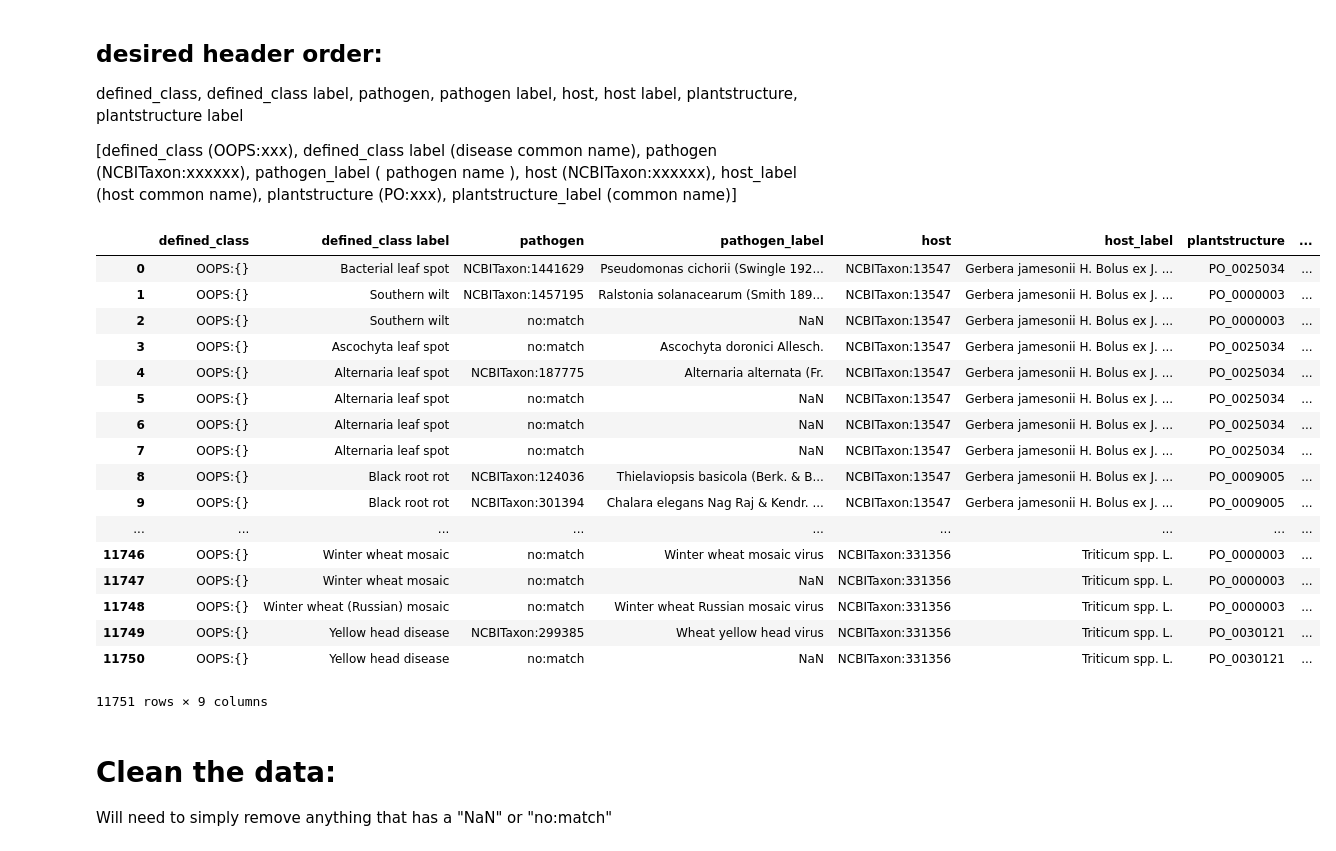
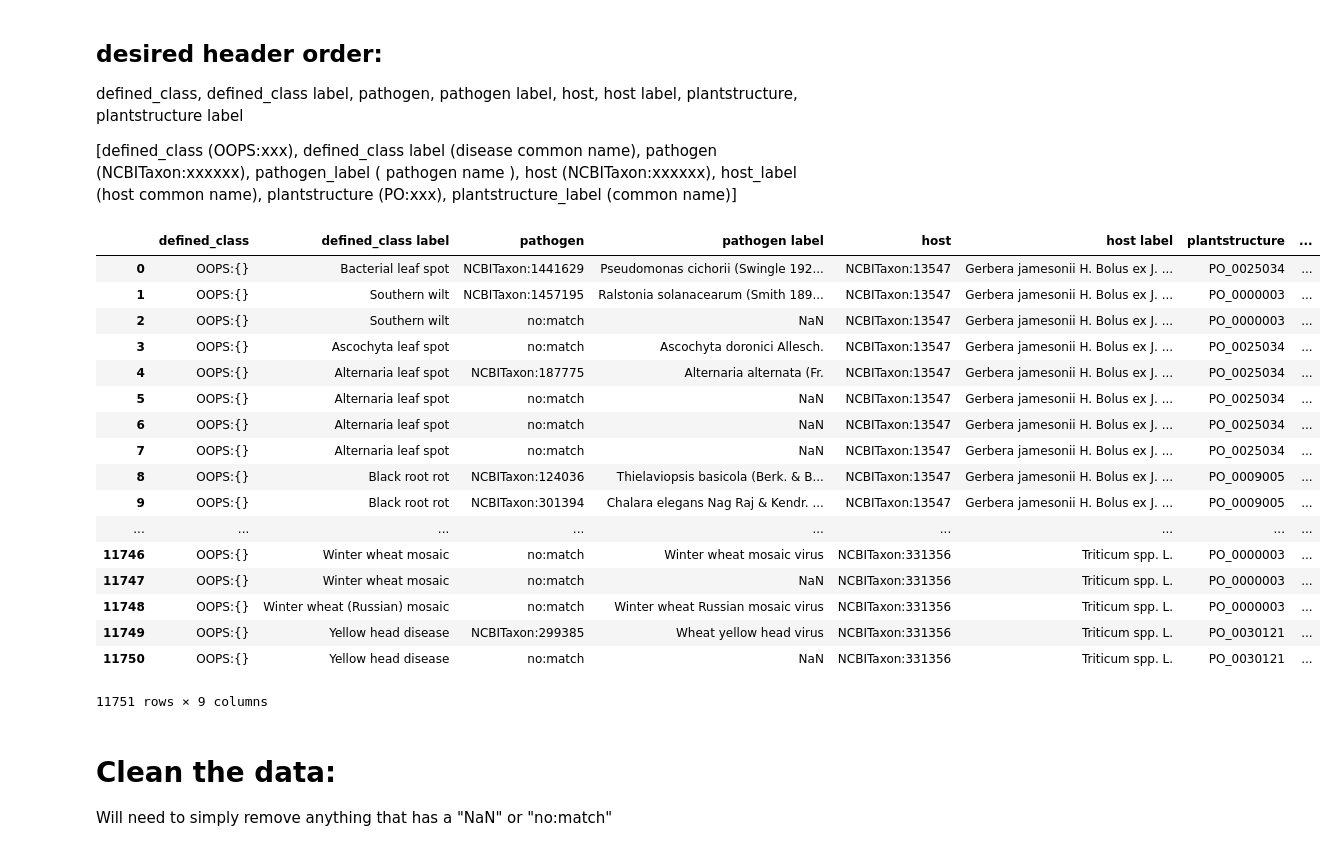
Before and after one commit to Planteome/plant-stress-ontology, a Jupyter notebook: src/ontology/scripts/APS_scrape_2_formattedDP.ipynb, the cells around one changed output. Cells and saved outputs as stored; diff of their text form; code cells hidden in the pictures.

```diff
--- a/src/ontology/scripts/APS_scrape_2_formattedDP.ipynb
+++ b/src/ontology/scripts/APS_scrape_2_formattedDP.ipynb
@@ -93,7 +93,7 @@ You'll notice above that the last two columns contain a lot of "NaN" in them.  T
 
 You'll notice I only fill with "PO_0000003", not the full purl.  This was deemed a problem, and I also need to remove the purl from the others.
 # %%
-df.plant_part_id.fillna('PO_0000003', inplace=True)
+df.plant_part_id.fillna('PO:0000003', inplace=True)
 df.plant_part_name.fillna('whole plant', inplace=True)
 
 df
@@ -175,38 +175,38 @@ patterndf = df.copy()
 #### Step 2 ####
 # remove unused columns
 patterndf.drop("interaction_type_label", axis=1, inplace=True)
 patterndf.drop("interaction_type_id", axis=1, inplace=True)
 patterndf.drop("source_citation", axis=1, inplace=True)
 patterndf.drop("source_url", axis=1, inplace=True)
 patterndf.drop("source_accessed_at", axis=1, inplace=True)
 patterndf.drop("target_taxon_verbatim_name", axis=1, inplace=True)
 patterndf.drop("source_taxon_verbatim_name", axis=1, inplace=True)
 
 #### Step 3 ####
 # add defined_class and defined_class label columns
 patterndf['defined_class'] = 'OOPS:{}'  # in need of a system to assign ID numbers...
 # just rename the disease name column as the defined_class label
 patterndf.rename(columns = {'disease_name':'defined_class label'}, inplace = True)
 # add a synonyms column, populate it with the original disease name
 patterndf['synonyms'] = patterndf['defined_class label']
 
 #### Step 4 ####
 # rename column headers to accurately reflect the patternapply needs
-patterndf.rename(columns = {'source_taxon_name':'pathogen_label'}, inplace = True)
+patterndf.rename(columns = {'source_taxon_name':'pathogen label'}, inplace = True)
 patterndf.rename(columns = {'source_taxon_id':'pathogen'}, inplace = True)
 patterndf.rename(columns = {'target_taxon_id':'host'}, inplace = True)
-patterndf.rename(columns = {'target_taxon_name':'host_label'}, inplace = True)
+patterndf.rename(columns = {'target_taxon_name':'host label'}, inplace = True)
 patterndf.rename(columns = {'plant_part_id':'plantstructure'}, inplace = True)
-patterndf.rename(columns = {'plant_part_name':'plantstructure_label'}, inplace = True)
+patterndf.rename(columns = {'plant_part_name':'plantstructure label'}, inplace = True)
 
 #### Step 4.5 ####
 ## reorder the columns
-desired_order = ['defined_class', 'defined_class label','pathogen','pathogen_label','host','host_label','plantstructure','plantstructure_label','synonyms']
+desired_order = ['defined_class', 'defined_class label','pathogen','pathogen label','host','host label','plantstructure','plantstructure label','synonyms']
 patterndf = patterndf[desired_order]
 
 patterndf
 # %% [output]
-|  | defined_class | defined_class label | pathogen | pathogen_label | host | host_label | plantstructure | ... |
+|  | defined_class | defined_class label | pathogen | pathogen label | host | host label | plantstructure | ... |
 | 0 | OOPS:{} | Bacterial leaf spot | NCBITaxon:1441629 | Pseudomonas cichorii (Swingle 192... | NCBITaxon:13547 | Gerbera jamesonii H. Bolus ex J. ... | PO_0025034 | ... |
 | 1 | OOPS:{} | Southern wilt | NCBITaxon:1457195 | Ralstonia solanacearum (Smith 189... | NCBITaxon:13547 | Gerbera jamesonii H. Bolus ex J. ... | PO_0000003 | ... |
 | 2 | OOPS:{} | Southern wilt | no:match | NaN | NCBITaxon:13547 | Gerbera jamesonii H. Bolus ex J. ... | PO_0000003 | ... |
```
Also changed, not shown: parts of 13 cells of this notebook, 2 other files.
